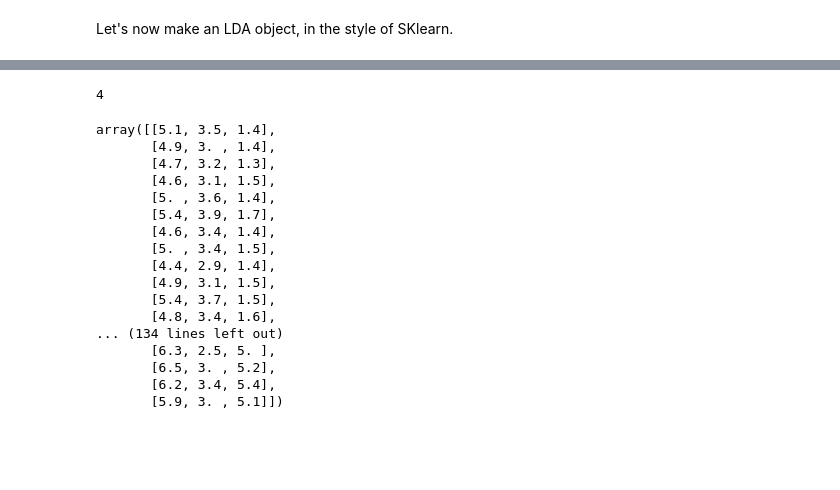
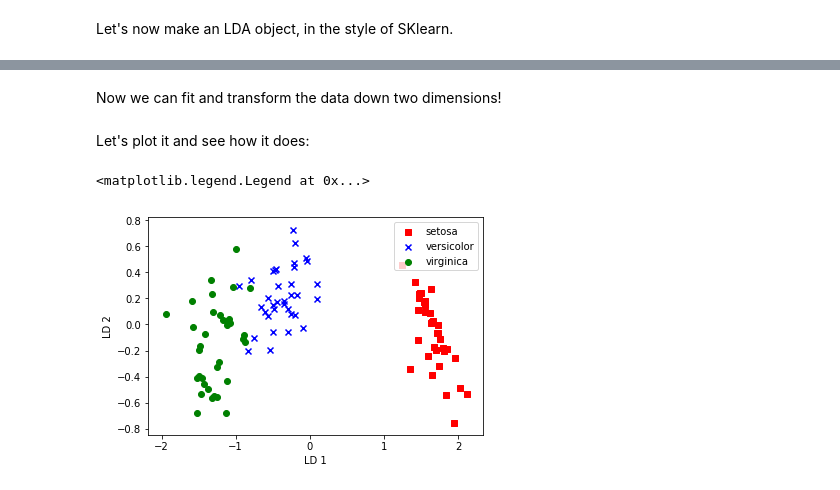
Before and after one commit to mc-robinson/ml_notebooks, a Jupyter notebook: LDA&QDA.ipynb, the cells around one changed output, grey strips where cells are left out. Cells and saved outputs as stored; diff of their text form; code cells hidden in the pictures; blank space fills up the shorter version.

```diff
--- a/LDA&QDA.ipynb
+++ b/LDA&QDA.ipynb
@@ -390,24 +406,22 @@ for index, label in enumerate(np.unique(y_train)):
-# %%
-X.shape[1]
-# %% [output]
-4
-# %%
-X
-# %% [output]
-array([[5.1, 3.5, 1.4],
-       [4.9, 3. , 1.4],
-       [4.7, 3.2, 1.3],
-       [4.6, 3.1, 1.5],
-       [5. , 3.6, 1.4],
-       [5.4, 3.9, 1.7],
-       [4.6, 3.4, 1.4],
-       [5. , 3.4, 1.5],
-       [4.4, 2.9, 1.4],
-       [4.9, 3.1, 1.5],
-       [5.4, 3.7, 1.5],
-       [4.8, 3.4, 1.6],
-... (134 lines left out)
-       [6.3, 2.5, 5. ],
-       [6.5, 3. , 5.2],
-       [6.2, 3.4, 5.4],
-       [5.9, 3. , 5.1]])
+# %% [markdown]
+Now we can fit and transform the data down two dimensions!
+# %%
+lda = LDA(num_components=2).fit(X_train_std,y_train)
+lda_X = lda.transform(X_train_std)
+# %% [markdown]
+Let's plot it and see how it does:
+# %%
+colors = ['r', 'b', 'g']
+markers = ['s', 'x', 'o']
+
+for flower, c, m in zip(np.unique(y_train), colors, markers):
+    plt.scatter(lda_X[y_train == flower, 0],
+                lda_X[y_train == flower, 1], #* (-1),
+                c=c, label=flower, marker=m)
+
+plt.xlabel('LD 1')
+plt.ylabel('LD 2')
+plt.legend(loc='upper right')
+# %% [output]
+<matplotlib.legend.Legend at 0x...>
+[figure, added]
```
Also changed, not shown: parts of 8 cells of this notebook.
